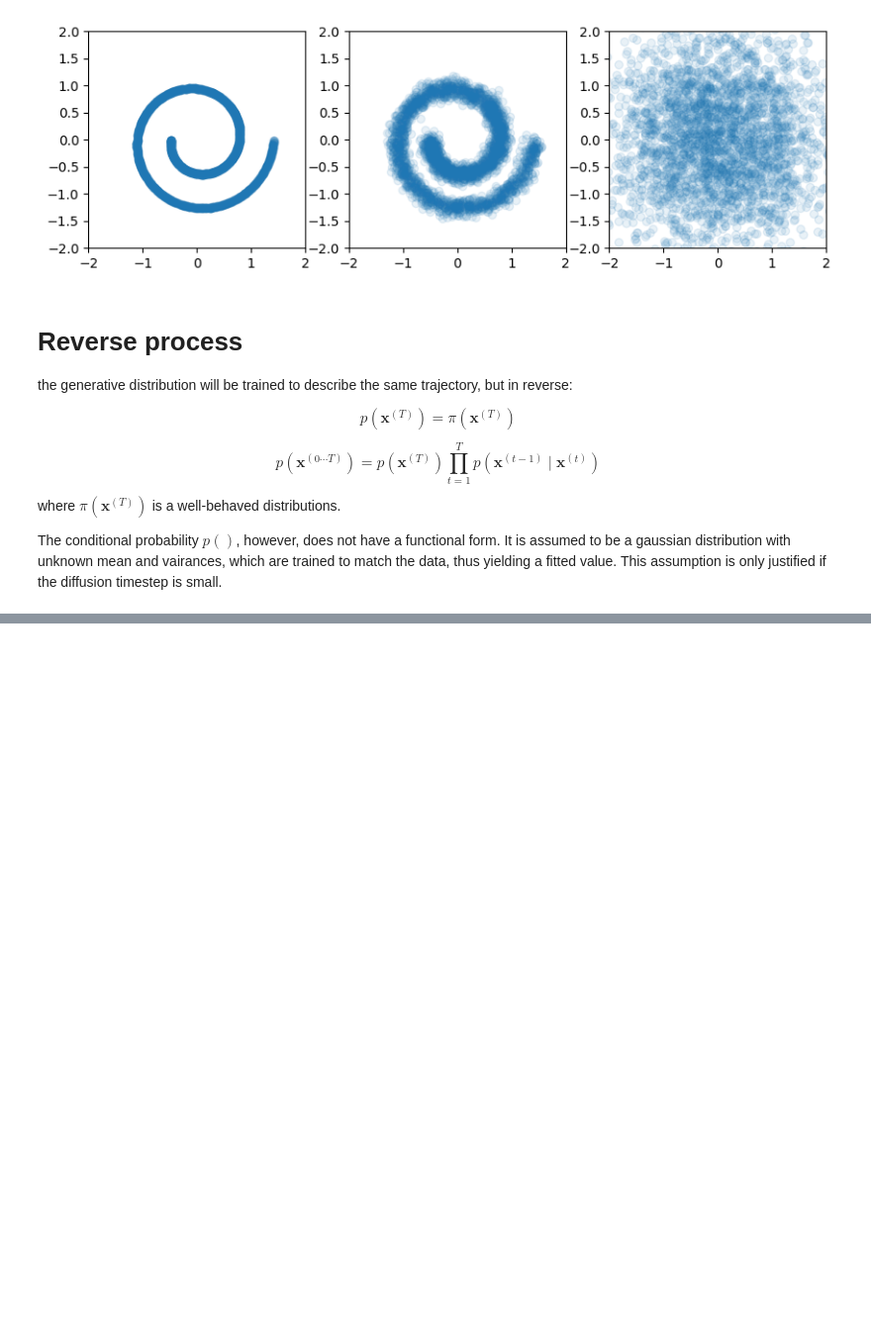
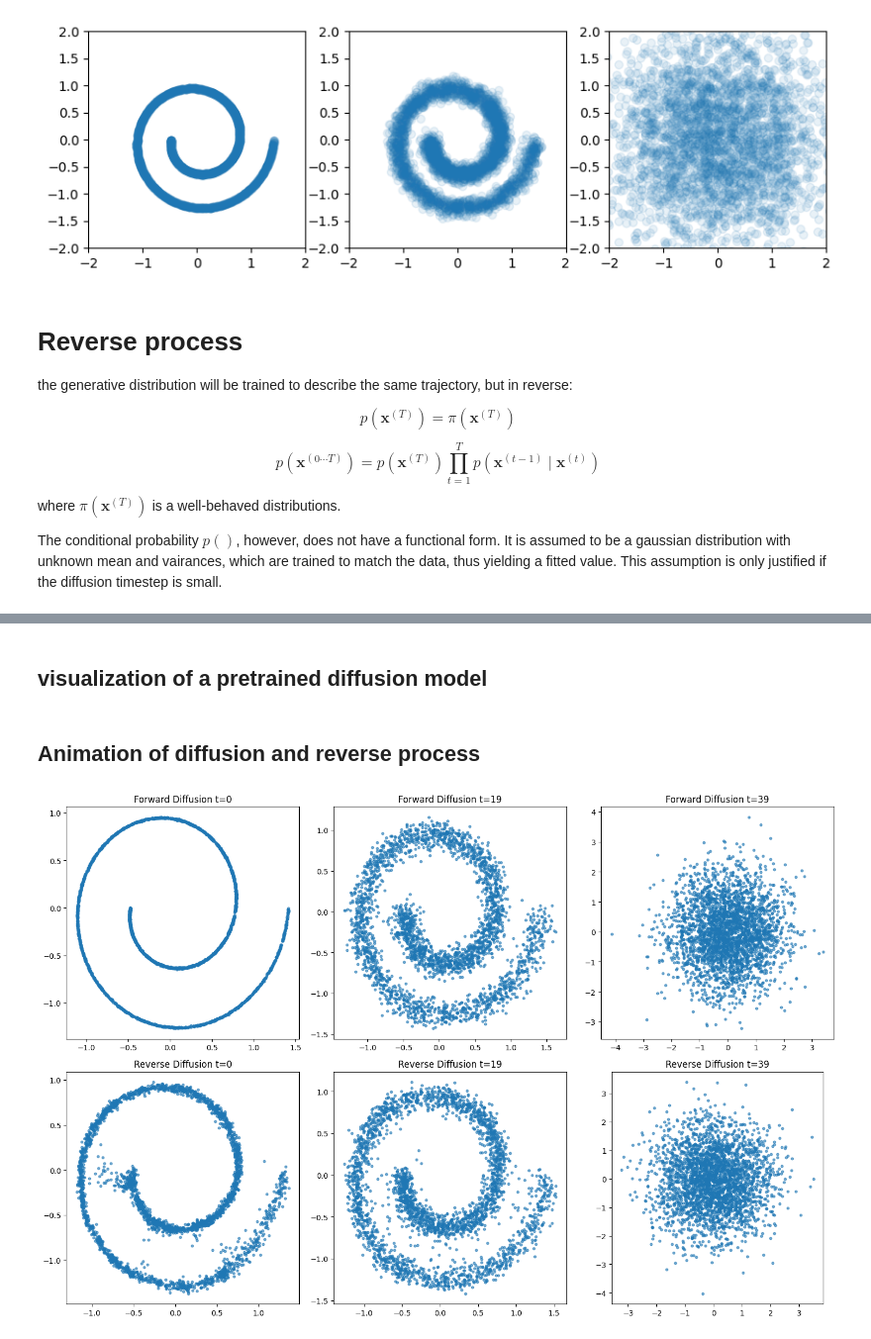
Before and after one commit to IsaacJu-debug/diffusion_model_course, a Jupyter notebook: 01_week1/original_paper_implementation.ipynb, the cells around one changed output, grey strips where cells are left out. Shown at 99% size. Cells and saved outputs as stored; diff of their text form; code cells hidden in the pictures; blank space fills up the shorter version.

Commit message:
Add codes related to the visualization of diffusion models

```diff
--- a/01_week1/original_paper_implementation.ipynb
+++ b/01_week1/original_paper_implementation.ipynb
@@ -229,0 +241,42 @@ torch.Size([64, 2])
+# %%
+x0 = sample_batch(3000)
+mlp_model = torch.load('model_paper1')
+model = DiffusionModel(40, mlp_model, 2)
+# %%
+# sample from the forward process
+f_samples = []
+for t in range(1, 41):
+  f_samples.append(model.forward_process(x0, t))
+# %%
+# sample from the reverse process
+r_samples = model.sample(3000)
+# %% [markdown]
+## visualization of a pretrained diffusion model
+# %%
+def plot_diffusion(f_samples, r_samples):
+    # samples have both been converted to numpy data first
+    # Assuming f_samples and r_samples are lists of tensors with shape (N, 2)
+    T = len(f_samples) - 1  # Total diffusion steps
+
+    fig, axes = plt.subplots(nrows=2, ncols=3, figsize=(15, 10))
+
+    # Indices for t=0, t=T/2, and t=T
+    time_indices = [0, T // 2, T]
+
+    for idx, t in enumerate(time_indices):
+        # Forward diffusion
+        axes[0, idx].scatter(f_samples[t][:, 0].detach().numpy(),
+                             f_samples[t][:, 1].detach().numpy(), s=10, alpha=0.6)
+        axes[0, idx].set_title(f"Forward Diffusion t={t}")
+
+        # Reverse diffusion
+        axes[1, idx].scatter(r_samples[t][:, 0].detach().numpy(),
+                             r_samples[t][:, 1].detach().numpy(), s=10, alpha=0.6)
+        axes[1, idx].set_title(f"Reverse Diffusion t={t}")
+
+    # Adjust layout for publication quality
+    plt.tight_layout()
+    plt.gca().set_aspect('equal')
+    plt.show()
+# %% [markdown]
+## Animation of diffusion and reverse process
@@ -229,0 +318,4 @@ torch.Size([64, 2])
+# %%
+plot_diffusion(f_samples, r_samples)
+# %% [output]
+[figure, added]
```
Also changed, not shown: parts of 6 cells of this notebook, 2 other files.
